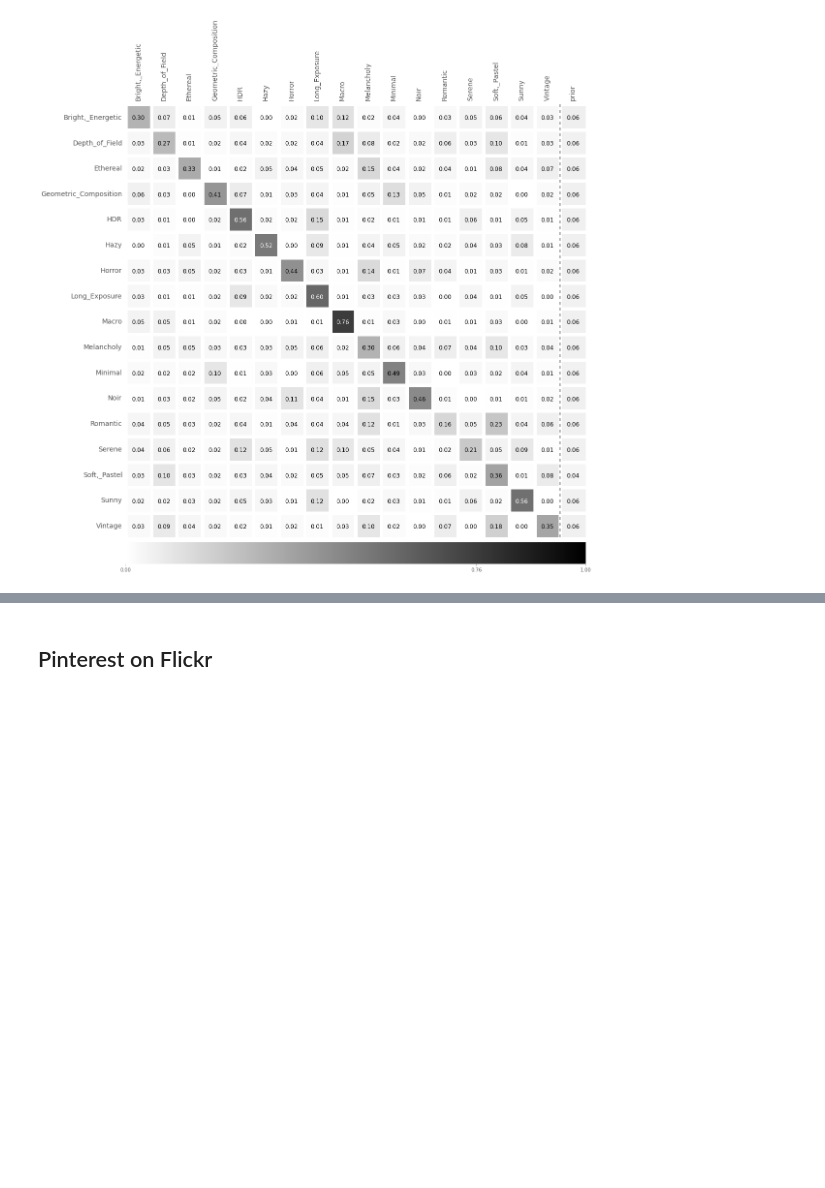
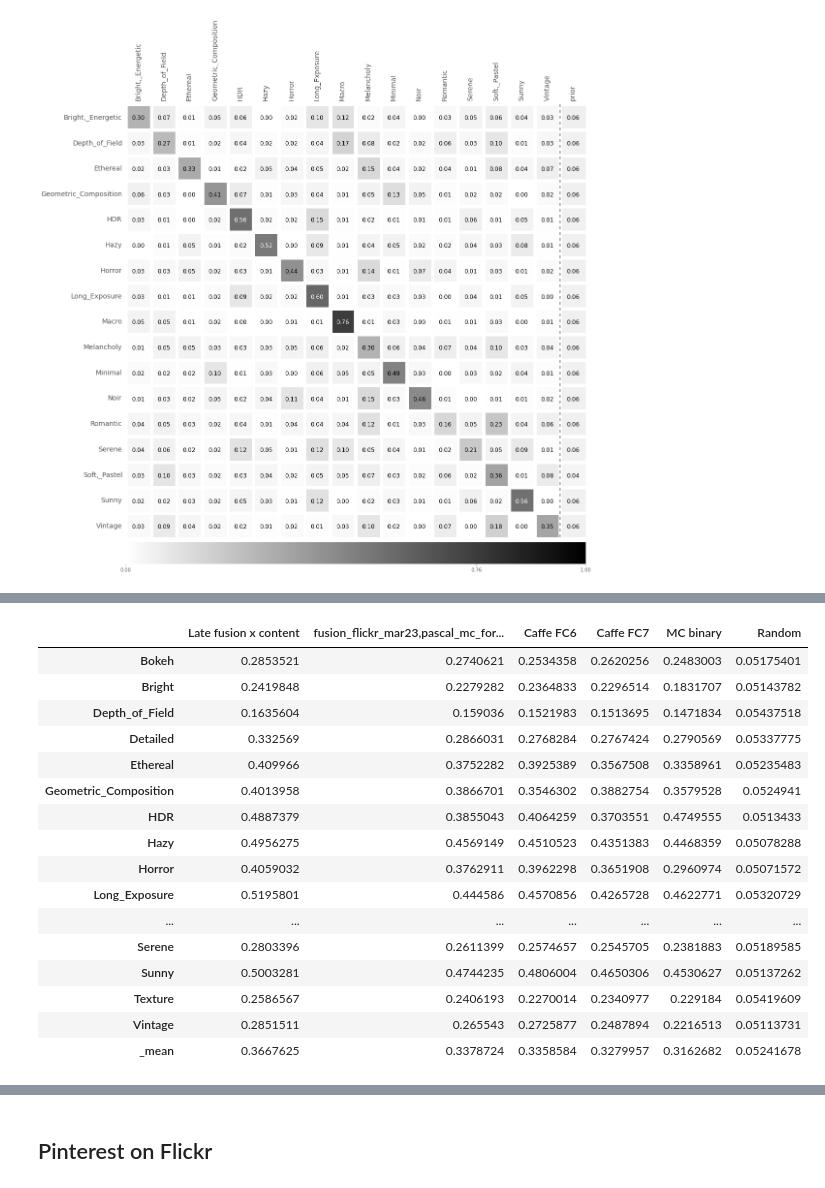
Before and after one commit to sergeyk/vislab, a Jupyter notebook: image_style_experiments/flickr results.ipynb, the cells around one changed output, grey strips where cells are left out. Saved outputs shown, nothing was run; the diff lists cells and outputs as text; code cells hidden in the pictures; blank space fills up the shorter version.

```diff
--- a/image_style_experiments/flickr results.ipynb
+++ b/image_style_experiments/flickr results.ipynb
@@ -241,3 +224,23 @@ fig.savefig('/Users/sergeyk/work/aphrodite-writeup/figures/flickr_ap_barplot.pdf
+# %%
+ap_df
+# %% [output]
+|  | Late fusion x content | fusion_flickr_mar23,pascal_mc_for... | Caffe FC6 | Caffe FC7 | MC binary | Random |
+| Bokeh | 0.2853521 | 0.2740621 | 0.2534358 | 0.2620256 | 0.2483003 | 0.05175401 |
+| Bright | 0.2419848 | 0.2279282 | 0.2364833 | 0.2296514 | 0.1831707 | 0.05143782 |
+| Depth_of_Field | 0.1635604 | 0.159036 | 0.1521983 | 0.1513695 | 0.1471834 | 0.05437518 |
+| Detailed | 0.332569 | 0.2866031 | 0.2768284 | 0.2767424 | 0.2790569 | 0.05337775 |
+| Ethereal | 0.409966 | 0.3752282 | 0.3925389 | 0.3567508 | 0.3358961 | 0.05235483 |
+| Geometric_Composition | 0.4013958 | 0.3866701 | 0.3546302 | 0.3882754 | 0.3579528 | 0.0524941 |
+| HDR | 0.4887379 | 0.3855043 | 0.4064259 | 0.3703551 | 0.4749555 | 0.0513433 |
+| Hazy | 0.4956275 | 0.4569149 | 0.4510523 | 0.4351383 | 0.4468359 | 0.05078288 |
+| Horror | 0.4059032 | 0.3762911 | 0.3962298 | 0.3651908 | 0.2960974 | 0.05071572 |
+| Long_Exposure | 0.5195801 | 0.444586 | 0.4570856 | 0.4265728 | 0.4622771 | 0.05320729 |
+| ... | ... | ... | ... | ... | ... | ... |
+| Serene | 0.2803396 | 0.2611399 | 0.2574657 | 0.2545705 | 0.2381883 | 0.05189585 |
+| Sunny | 0.5003281 | 0.4744235 | 0.4806004 | 0.4650306 | 0.4530627 | 0.05137262 |
+| Texture | 0.2586567 | 0.2406193 | 0.2270014 | 0.2340977 | 0.229184 | 0.05419609 |
+| Vintage | 0.2851511 | 0.265543 | 0.2725877 | 0.2487894 | 0.2216513 | 0.05113731 |
+| _mean | 0.3667625 | 0.3378724 | 0.3358584 | 0.3279957 | 0.3162682 | 0.05241678 |
 # %%
 del ap_df['Random']
 print ap_df.to_latex(float_format=lambda x: '%.3f'%x if not np.isnan(x) else '-')
```
Also changed, not shown: parts of 10 cells of this notebook, 4 other files.
